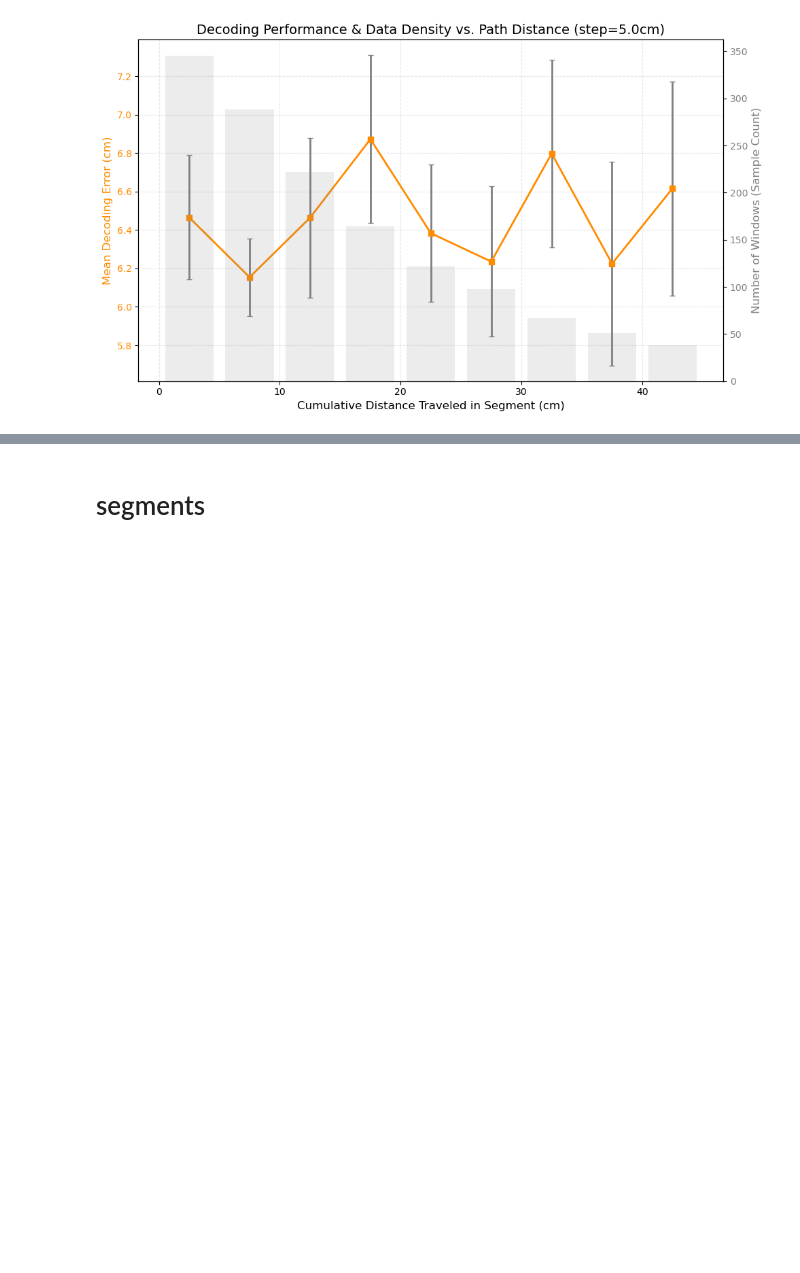
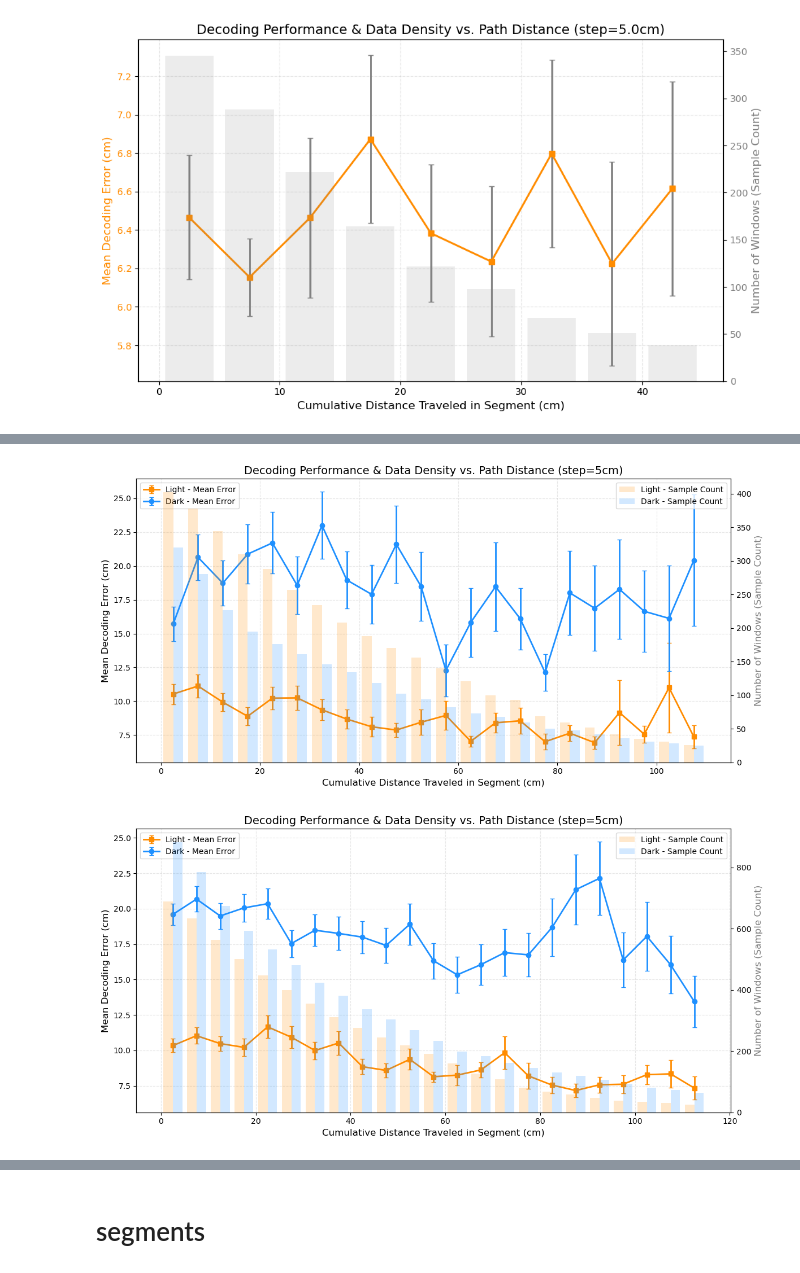
Before and after one commit to SaraZomorodi/Decoding_playground, a Jupyter notebook: PI_rats.ipynb, the cells around one changed output, grey strips where cells are left out. Cells and saved outputs as stored; diff of their text form; code cells hidden in the pictures; blank space fills up the shorter version.

```diff
--- a/PI_rats.ipynb
+++ b/PI_rats.ipynb
@@ -951,0 +1032,20 @@ r2.plot_traveled_space(dist_step=5.0 , dist_bins_ = 5.0)
+# %%
+def combined_plots_all(RAT_ID=2, t_max=t_max):
+# Generate Light Data
+    rat_light = TrajectorySegments(edge_margin=15, arena_radius=75, RAT_ID=RAT_ID, LIGHTING='light', t_max=t_max)
+    segments_light = rat_light.segments
+    decode_light = DecoderMLE(RAT_ID=RAT_ID, LIGHTING='light' , t_max=t_max)
+
+    # Generate Dark Data
+    rat_dark = TrajectorySegments(edge_margin=15, arena_radius=75, RAT_ID=RAT_ID, LIGHTING='dark' , t_max=t_max)
+    segments_dark = rat_dark.segments
+    decode_dark = DecoderMLE(RAT_ID=RAT_ID, LIGHTING='dark' , t_max=t_max)
+
+    # Plot them together
+    plot_combined_traveled_space(segments_light, decode_light, segments_dark, decode_dark, dist_step=5)
+# %%
+combined_plots_all(1 )
+combined_plots_all(1  , t_max=None)
+# %% [output]
+[figure, added]
+[figure, added]
```
Also changed, not shown: parts of 7 cells of this notebook, 5 other files.
